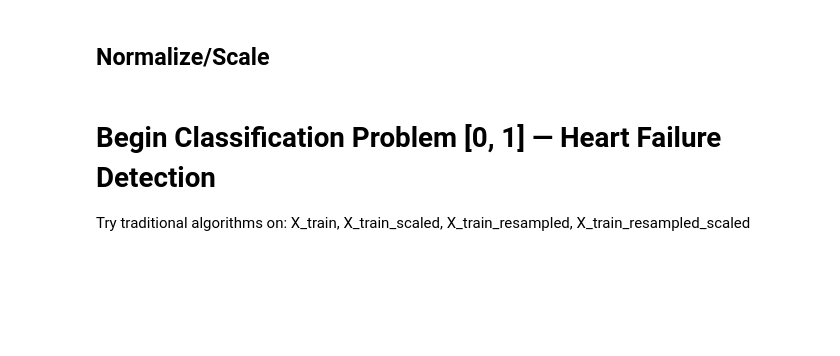
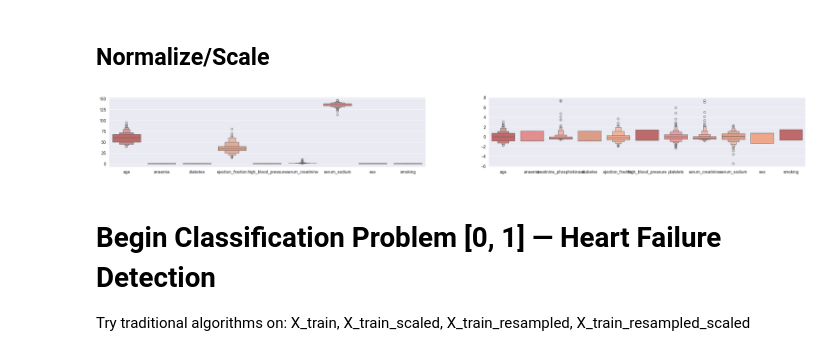
Before and after one commit to steventhestudent/CS4662_Project, a Jupyter notebook: Data Exploration.ipynb, the cells around one changed output. Drawn from its saved outputs; the diff is of its cells as text; code cells hidden in the pictures; blank space fills up the shorter version.

```diff
--- a/Data Exploration.ipynb
+++ b/Data Exploration.ipynb
@@ -346,3 +334,12 @@ stages.update(dict(X_train_scaled=X_train_scaled, X_test_scaled=X_test_scaled, X
+# %%
+# boxen plots to show affects of normalization
+colors = ["#CD5C5C","#F08080","#FA8072","#E9967A","#FFA07A", "#CD5C5C","#F08080","#FA8072","#E9967A","#FFA07A", "#CD5C5C"]
+fig, axes = plt.subplots(1, 2, figsize=(30, 3))  # 1 row, 2 columns
+sns.boxenplot(ax=axes[0], data=X_train.drop(columns='platelets').drop(columns='creatinine_phosphokinase'), palette=colors[0:9]) # these two don't allow for a good visual (large range makes other smaller ranges invisible)
+sns.boxenplot(data = X_train_scaled,palette = colors)
+plt.show()
+# %% [output]
+[figure, added]
 # %% [markdown]
 # Begin Classification Problem [0, 1] — Heart Failure Detection
 Try traditional algorithms on: X_train, X_train_scaled, X_train_resampled, X_train_resampled_scaled
```
Also changed, not shown: parts of 34 cells of this notebook, 1 other file.
